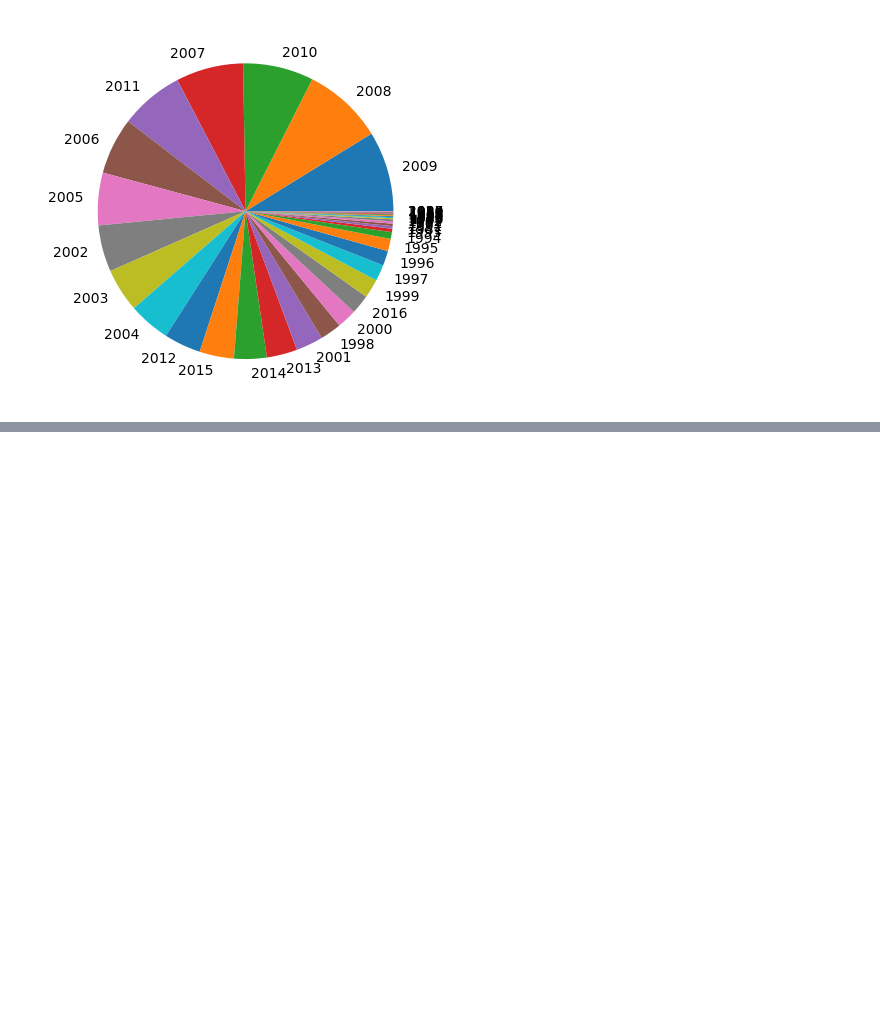
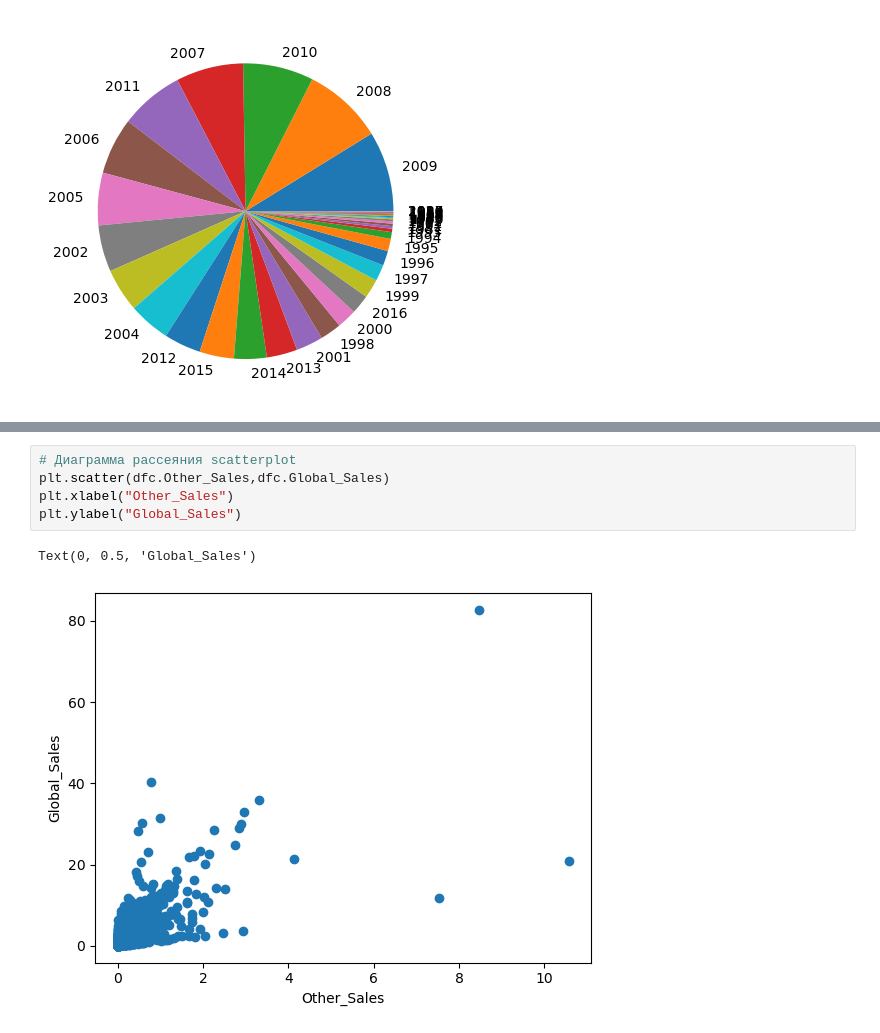
Before and after one commit to Neas1231/MLReborn, a Jupyter notebook: ML/learnin/book/stats/central_and_variable.ipynb, the cells around one changed output, grey strips where cells are left out. Drawn from its saved outputs; the diff is of its cells as text; blank space fills up the shorter version.

```diff
--- a/ML/learnin/book/stats/central_and_variable.ipynb
+++ b/ML/learnin/book/stats/central_and_variable.ipynb
@@ -277,0 +331,8 @@ plt.pie(years.value_counts(),labels = list(map(int,list(years.value_counts().ind
+# %%
+# Диаграмма рассеяния scatterplot
+plt.scatter(dfc.Other_Sales,dfc.Global_Sales)
+plt.xlabel("Other_Sales")
+plt.ylabel("Global_Sales")
+# %% [output]
+Text(0, 0.5, 'Global_Sales')
+[figure, added]
```
Also changed, not shown: parts of 65 cells of this notebook, 11 other files.
